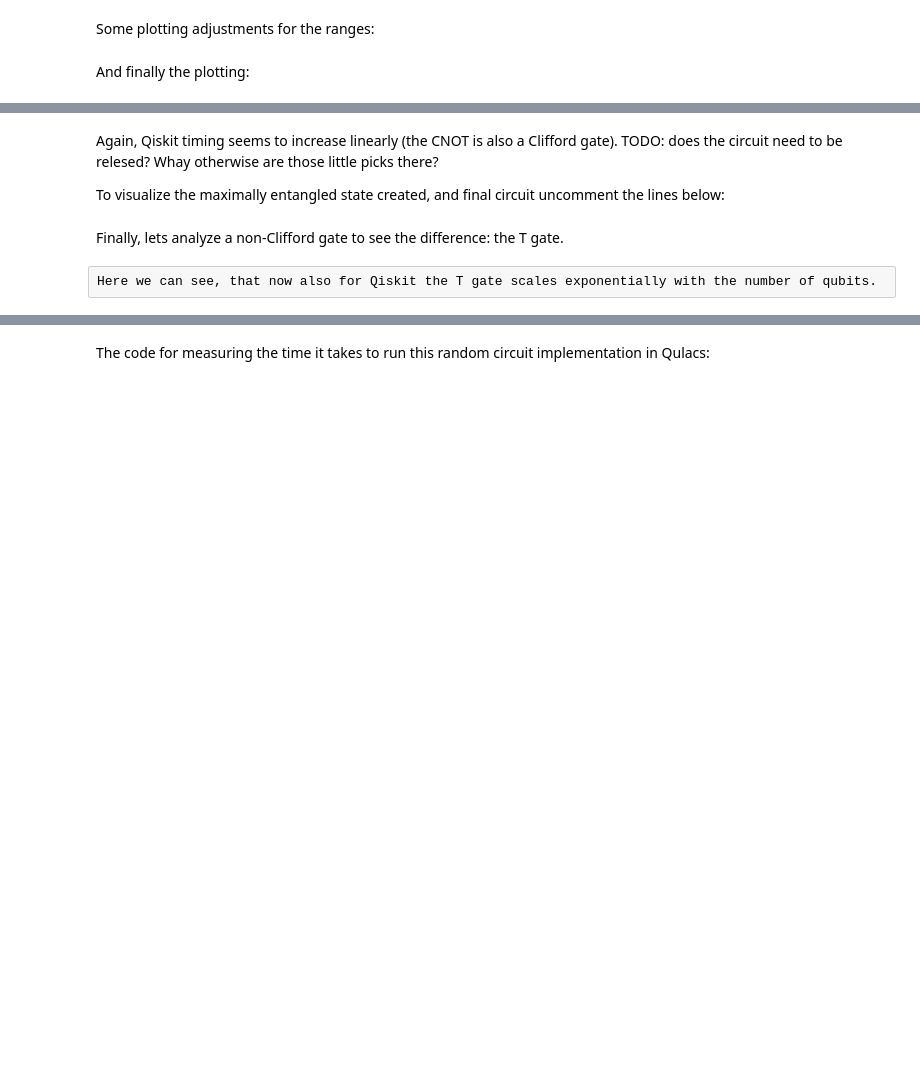
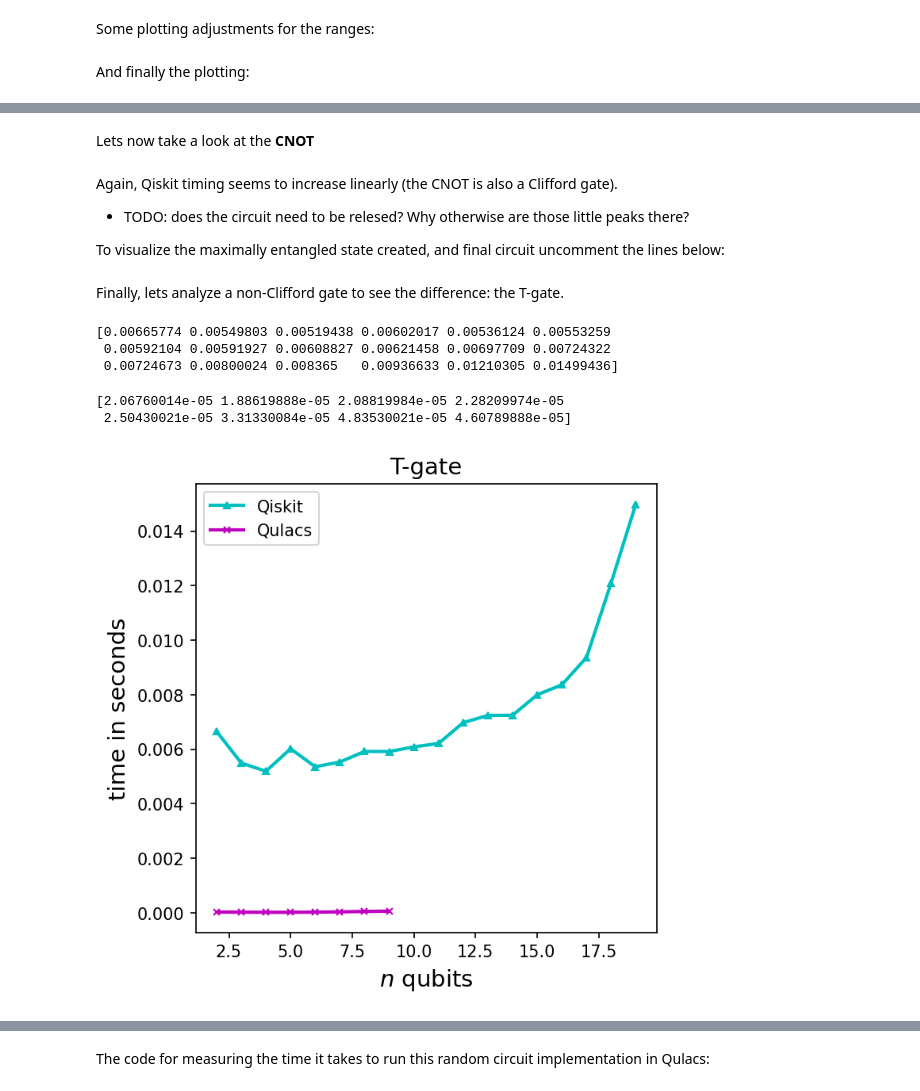
Before and after one commit to sara-nl/QuantumComputing, a Jupyter notebook: notebooks/Basics_and_Benchmarking.ipynb, the cells around one changed output, grey strips where cells are left out. Drawn from its saved outputs; the diff is of its cells as text; code cells hidden in the pictures; blank space fills up the shorter version.

```diff
--- a/notebooks/Basics_and_Benchmarking.ipynb
+++ b/notebooks/Basics_and_Benchmarking.ipynb
@@ -583,3 +572,6 @@ Lets now take a look at the CNOT
+# %% [markdown]
+
+Lets now take a look at the **CNOT**
 # %%
 # Amount of qubits we are going to simulate
 qisQubitsCNOT = 67
@@ -687,7 +681,7 @@ ax.legend()
 plt.show()
 # %% [markdown]
 Again, Qiskit timing seems to increase linearly (the CNOT is also a Clifford gate).
-TODO: does the circuit need to be relesed? Whay otherwise are those little picks there?
+- TODO: does the circuit need to be relesed? Why otherwise are those little peaks there?
 
 To visualize the maximally entangled state created, and final circuit uncomment the lines below:
 # %%
@@ -697,11 +691,11 @@ To visualize the maximally entangled state created, and final circuit uncomment
 # %%
 #circ.draw(output='mpl')
 # %% [markdown]
-Finally, lets analyze a non-Clifford gate to see the difference: the T gate.
+Finally, lets analyze a non-Clifford gate to see the difference: the T-gate.
 # %%
 # Amount of qubits we are going to simulate
 qisQubitsT = 20
-times = 20
+times = 1
 
 # Array for the results to plot them afterwards
 qisT = np.array([], dtype=float)
@@ -733,32 +727,86 @@ for p in range(2, qisQubitsT):
     qisT= np.append(qisT, [t_avg])
 
 print(qisT)
+# %% [output]
+[0.00665774 0.00549803 0.00519438 0.00602017 0.00536124 0.00553259
+ 0.00592104 0.00591927 0.00608827 0.00621458 0.00697709 0.00724322
+ 0.00724673 0.00800024 0.008365   0.00936633 0.01210305 0.01499436]
+# %%
+# Amount of qubits we are going to simulate
+qulQubitsT = 10
+times = 1
+# Array for the results to plot them afterwards
+qulT = np.array([], dtype=float)
+
+for p in range(2, qulQubitsT):
+    tt_tot = 0.0
+    for t in range(times):
+
+
+        state = QuantumState(p)
+        state.set_zero_state()
+
+        circuit = QC(p)
+        t_start = time.perf_counter()
+
+        for i in range(p):
+            # check
+            circuit.add_T_gate(i)
+
+        circuit.update_quantum_state(state)
+        output = state
+        del circuit
+        del state
+
+        t_stop = time.perf_counter()
+        t_tot = t_stop - t_start
+
+        tt_tot += t_tot
+
+    t_avg = tt_tot / times
+    qulT = np.append(qulT, [t_avg])
+
+print(qulT)
+# %% [output]
+[2.06760014e-05 1.88619888e-05 2.08819984e-05 2.28209974e-05
+ 2.50430021e-05 3.31330084e-05 4.83530021e-05 4.60789888e-05]
 # %%
-y1 = range(2, qisQubitsT)
+y1 = []
+if qisQubitsT <= qulQubitsT:
+    for i in range(qulQubitsT - qisQubitsT):
+        qisT = np.append(qisT, [np.nan])
+    y1 = range(2, qulQubitsT)
+elif qisQubitsT > qulQubitsT:
+    for i in range(qisQubitsT - qulQubitsT):
+        qulT = np.append(qulT, [np.nan])
+    y1 = range(2, qisQubitsT)
+else:
+    y1 = range(2, qisQubitsT)
+
 fig, ax = plt.subplots(1, 1, figsize=(5, 5), dpi=150)
 
 # the whole graph
 ax.plot(y1, qisT, 'c', label='Qiskit', linewidth=2, marker='^', markersize=4)
-#ax.plot(y1, qulHadamards, 'm', label='Qulacs', linewidth=2, marker='x', markersize=4)
+ax.plot(y1, qulT, 'm', label='Qulacs', linewidth=2, marker='x', markersize=4)
 #plt.xticks(np.arange(2, qisQubitsCNOT, step=4))
 plt.title('T-gate', fontsize=14)
 
 plt.xlabel('$n$ qubits', fontsize=14)
 plt.ylabel('time in seconds', fontsize=14)
 ax.legend()
 
 # zoomed in part
 #axins = inset_axes(ax, width="40%", height=1., loc='center right', borderpad=2)
 #mark_inset(ax, axins, loc1=3, loc2=4, fc='none', ec='0.5')
 
 #axins.plot(y1, qisCNOT, 'c', label='Qiskit', linewidth=2, marker='^', markersize=4)
 #axins.plot(y1, qulHadamards, 'm', label='Qulacs', linewidth=2, marker='x', markersize=4)
 
 #axins.set_xlim(2, qisQubitsCNOT)
 #axins.set_ylim(-0.01, 0.1)
 #plt.xticks(np.arange(2, qisQubitsCNOT, step=5))
 
 # show the whole graph
 plt.show()
+# %% [output]
+[figure, added]
-# %% [raw]
-Here we can see, that now also for Qiskit the T gate scales exponentially with the number of qubits.
```
Also changed, not shown: parts of 69 cells of this notebook.
